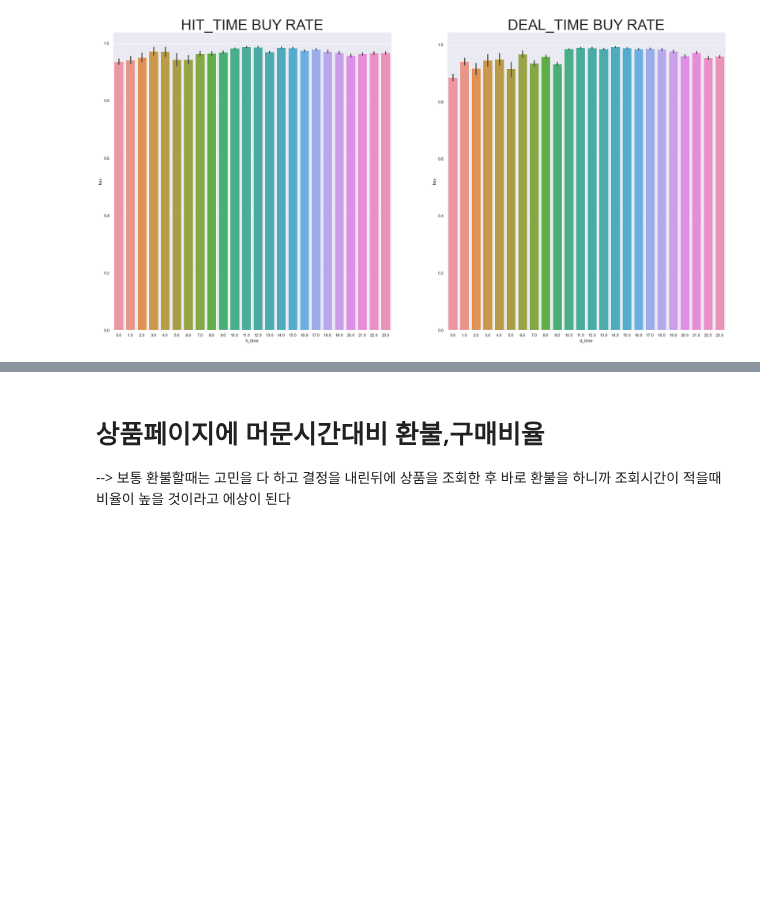
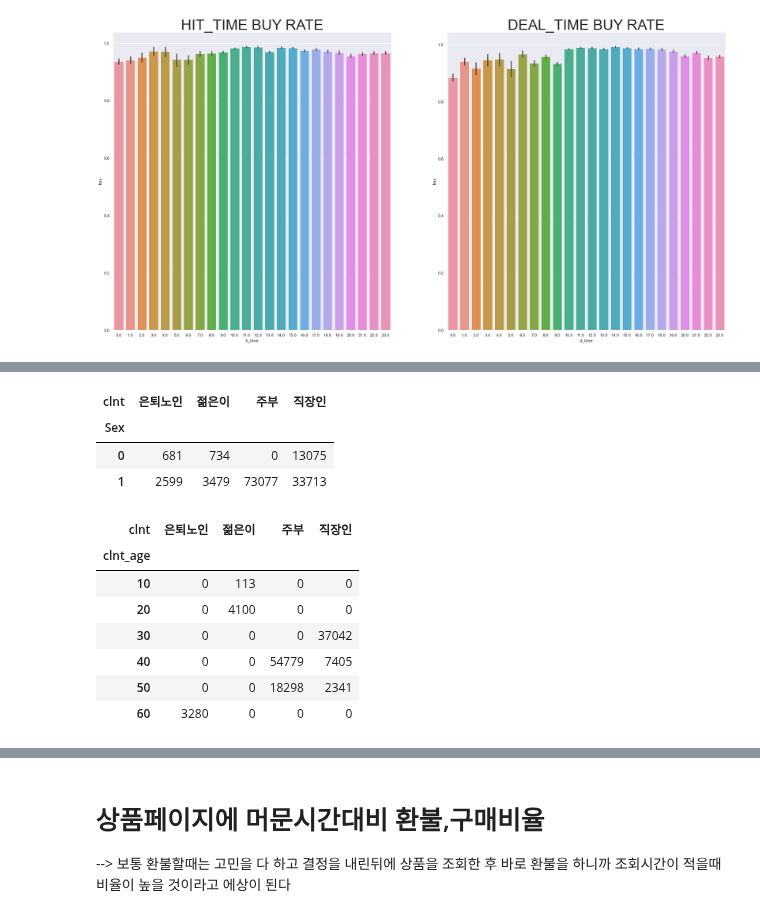
Before and after one commit to CSID-DGU/2020-2-OSSP-CP-DHL-3, a Jupyter notebook: hb/hbl_final.ipynb, the cells around one changed output, grey strips where cells are left out. Saved outputs shown, nothing was run; the diff lists cells and outputs as text; code cells hidden in the pictures; blank space fills up the shorter version.

```diff
--- a/hb/hbl_final.ipynb
+++ b/hb/hbl_final.ipynb
@@ -443,0 +477,18 @@ plt.show()
+# %%
+pd.crosstab(df_hbl.clnt,df_hbl.Sex).T.style.background_gradient(cmap='summer_r')
+# %% [output]
+| clnt | 은퇴노인 | 젊은이 | 주부 | 직장인 |
+| Sex |  |  |  |  |
+| 0 | 681 | 734 | 0 | 13075 |
+| 1 | 2599 | 3479 | 73077 | 33713 |
+# %%
+pd.crosstab(df_hbl.clnt,df_hbl.clnt_age).T.style.background_gradient(cmap='summer_r')
+# %% [output]
+| clnt | 은퇴노인 | 젊은이 | 주부 | 직장인 |
+| clnt_age |  |  |  |  |
+| 10 | 0 | 113 | 0 | 0 |
+| 20 | 0 | 4100 | 0 | 0 |
+| 30 | 0 | 0 | 0 | 37042 |
+| 40 | 0 | 0 | 54779 | 7405 |
+| 50 | 0 | 0 | 18298 | 2341 |
+| 60 | 3280 | 0 | 0 | 0 |
```
Also changed, not shown: parts of 18 cells of this notebook.
